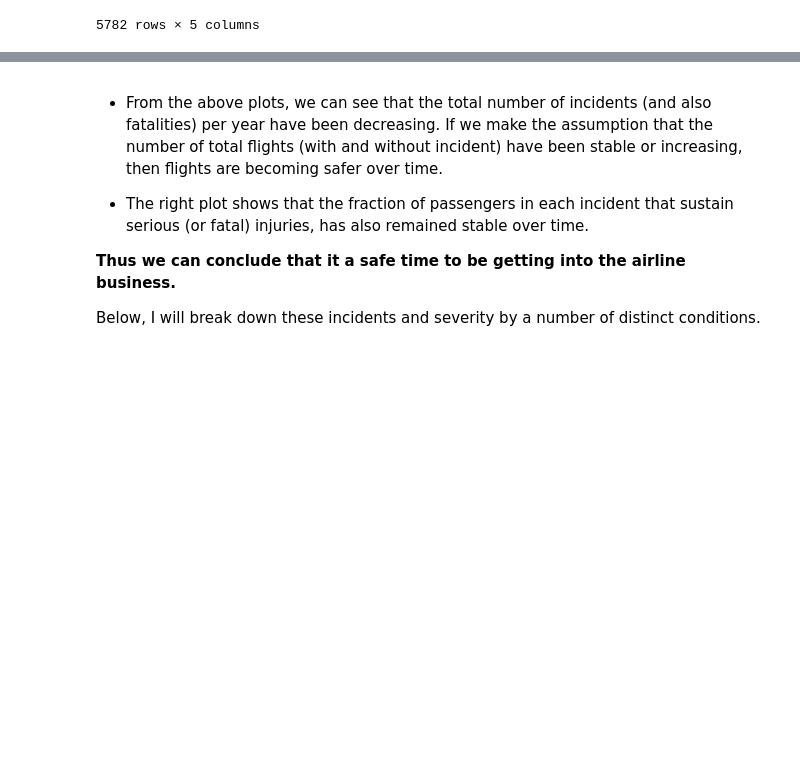
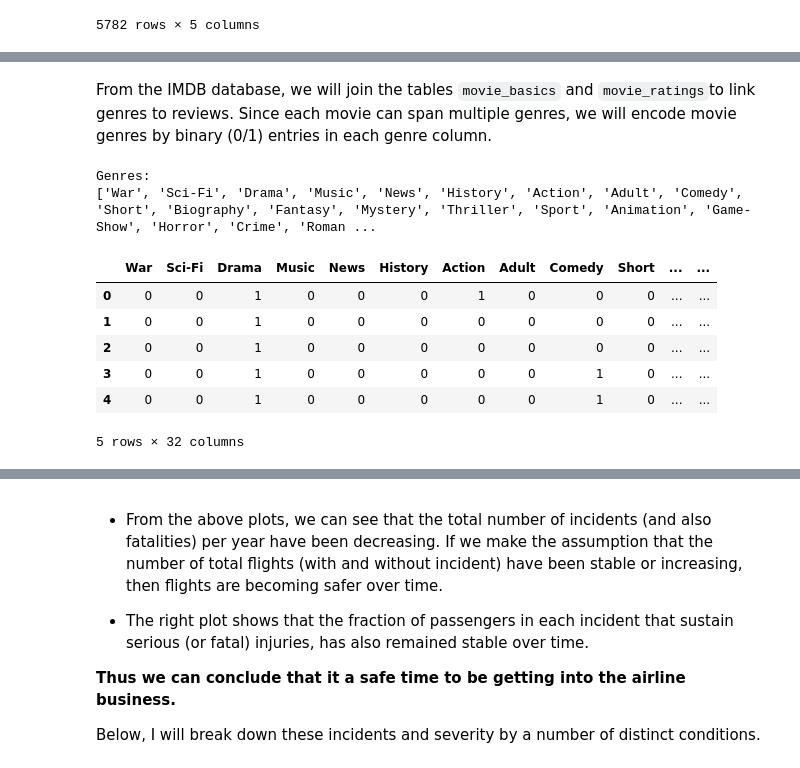
Before and after one commit to christopheraaronhenry/box_office_growth, a Jupyter notebook: box_office_growth.ipynb, the cells around one changed output, grey strips where cells are left out. Cells and saved outputs as stored; diff of their text form; code cells hidden in the pictures; blank space fills up the shorter version.

```diff
--- a/box_office_growth.ipynb
+++ b/box_office_growth.ipynb
@@ -239,0 +248,51 @@ First we will look at how the occurence of incidents and fatalities change over
+# %% [markdown]
+From the IMDB database, we will join the tables `movie_basics` and `movie_ratings`to link genres to reviews. Since each movie can span multiple genres, we will encode movie genres by binary (0/1) entries in each genre column.
+# %%
+#sql query to join tables
+q = """
+SELECT * FROM movie_basics
+JOIN movie_ratings
+    USING(movie_id)
+;"""
+
+df = pd.read_sql(q, conn)
+
+
+#collect unique list of genre names
+genres = set() #define empty set
+for labels in df.genres:
+    if not(pd.isnull(labels)): #if entry isn't null
+        genres = genres.union(set(labels.split(','))) #split string into genre names, take union with set of unique genres and store
+genres = list(genres)
+print('Genres: ')
+print(genres)
+
+df_genres = pd.DataFrame(columns=genres, index=range(df.shape[0])) #set columns for genres
+df_genres.loc[:,:] = 0 #initialize flags to zero
+
+#df_genres['movie_id'] = df['movie_id'] #keep movie_id as primary index
+#df_genres['averagerating'] = df['averagerating']
+#df_genres['start_year'] = df['start_year']
+column_keep = ['primary_title','movie_id','averagerating','numvotes','start_year']
+df_genres[column_keep] = df[column_keep]
+
+
+for i in range(df.shape[0]): # loop over entries
+    genre_str = df['genres'].loc[i]
+    if not(pd.isnull(genre_str)): #if not null
+        genre_str = genre_str.split(',') #get list of genres
+        for genre in genre_str: #loop over genres
+            df_genres.loc[i, genre] = 1 #set genre flag to 1
+
+df_genres['sumrating'] = df_genres['averagerating']*df_genres['numvotes'] #multiply average rating by number of votes to get summed rating
+df_genres.head(5)
+# %% [output]
+Genres:
+['War', 'Sci-Fi', 'Drama', 'Music', 'News', 'History', 'Action', 'Adult', 'Comedy', 'Short', 'Biography', 'Fantasy', 'Mystery', 'Thriller', 'Sport', 'Animation', 'Game-Show', 'Horror', 'Crime', 'Roman ...
+|  | War | Sci-Fi | Drama | Music | News | History | Action | Adult | Comedy | Short | ... | ... |
+| 0 | 0 | 0 | 1 | 0 | 0 | 0 | 1 | 0 | 0 | 0 | ... | ... |
+| 1 | 0 | 0 | 1 | 0 | 0 | 0 | 0 | 0 | 0 | 0 | ... | ... |
+| 2 | 0 | 0 | 1 | 0 | 0 | 0 | 0 | 0 | 0 | 0 | ... | ... |
+| 3 | 0 | 0 | 1 | 0 | 0 | 0 | 0 | 0 | 1 | 0 | ... | ... |
+| 4 | 0 | 0 | 1 | 0 | 0 | 0 | 0 | 0 | 1 | 0 | ... | ... |
+5 rows × 32 columns
```
Also changed, not shown: parts of 25 cells of this notebook.
